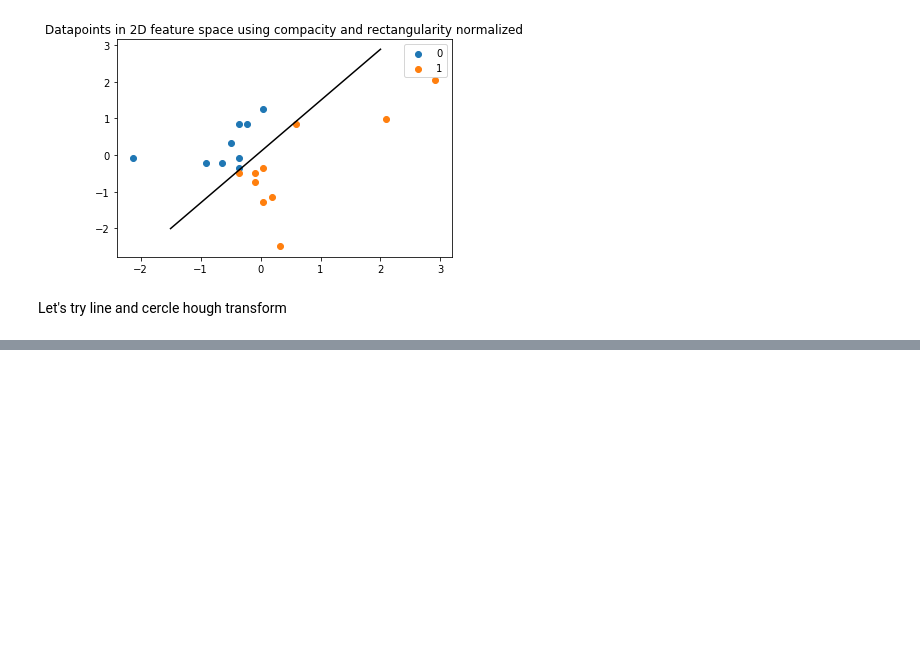
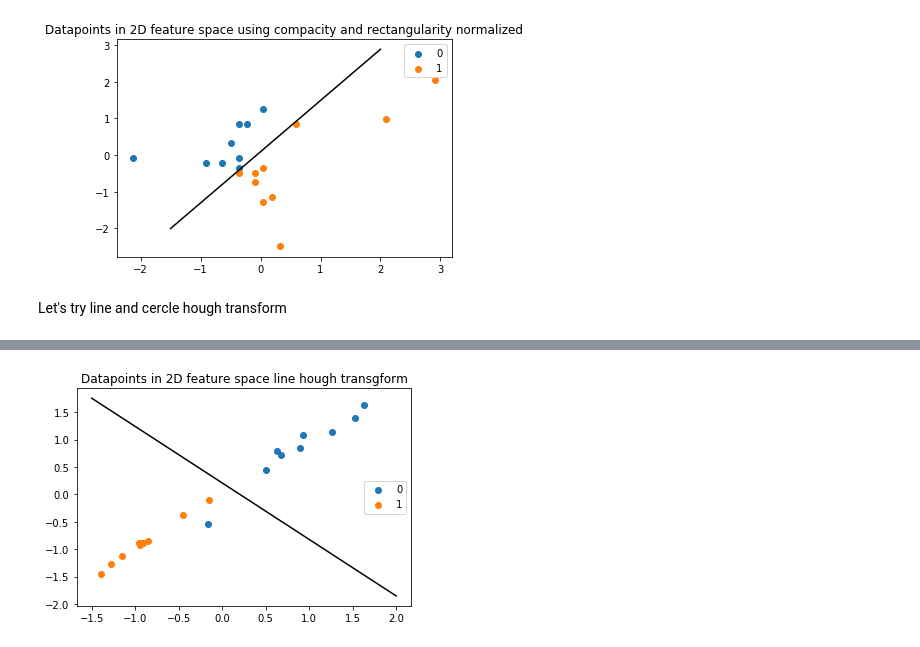
Before and after one commit to mfendri2/ImageAnalysisEPFL, a Jupyter notebook: Lab2_object_des/lab_02_object_description.ipynb, the cells around one changed output, grey strips where cells are left out. Drawn from its saved outputs; the diff is of its cells as text; code cells hidden in the pictures; blank space fills up the shorter version.

```diff
--- a/Lab2_object_des/lab_02_object_description.ipynb
+++ b/Lab2_object_des/lab_02_object_description.ipynb
@@ -469,0 +444,10 @@ plt.legend(("0","1"))
+# %%
+x_train_scaled = preprocessing.scale(feature_hough_line)
+plt.scatter(x_train_scaled[0:9,0],x_train_scaled[0:9,1])
+plt.scatter(x_train_scaled[10:20,0],x_train_scaled[10:20,1])
+plt.legend(("0","1"))
+C = 0.011 # SVM regularization parameter
+plt.title("Datapoints in 2D feature space line hough transgform")
+plot_svm_seperator(x_train_scaled,Y,-2,3,C)
+# %% [output]
+[figure, added]
```
Also changed, not shown: parts of 6 cells of this notebook, 1 other file.
